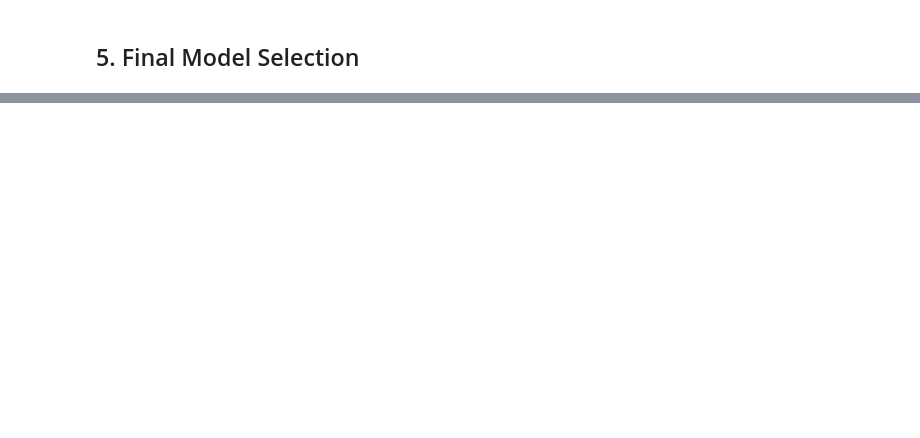
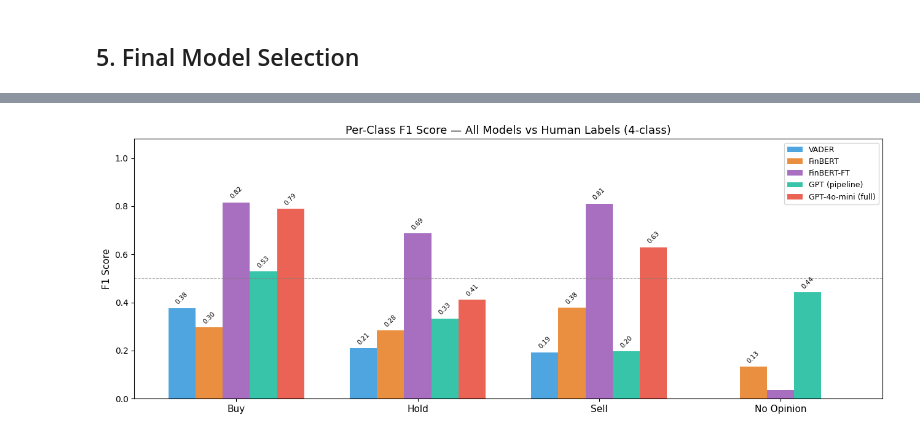
Before and after one commit to blazxex/SEML, a Jupyter notebook: notebooks/model_evaluation.ipynb, the cells around one changed output, grey strips where cells are left out. Drawn from its saved outputs; the diff is of its cells as text; code cells hidden in the pictures; blank space fills up the shorter version.

```diff
--- a/notebooks/model_evaluation.ipynb
+++ b/notebooks/model_evaluation.ipynb
@@ -281,0 +438,28 @@ Decision table:
+# %%
+# ── Per-class F1 grouped bar chart ────────────────────────────────────────
+fig, ax = plt.subplots(figsize=(13, 5))
+
+model_names = list(all_metrics.keys())
+x = np.arange(len(LABELS_4))
+width = 0.15
+colors = ['#3498db', '#e67e22', '#9b59b6', '#1abc9c', '#e74c3c']
+
+for i, (name, m) in enumerate(all_metrics.items()):
+    vals = [m[f'f1_{l.lower().replace(" ","_")}'] for l in LABELS_4]
+    bars = ax.bar(x + i * width, vals, width, label=name, color=colors[i % len(colors)], alpha=0.87)
+    for bar, val in zip(bars, vals):
+        if val > 0.04:
+            ax.text(bar.get_x() + bar.get_width()/2, bar.get_height() + 0.01,
+                    f'{val:.2f}', ha='center', va='bottom', fontsize=7.5, rotation=45)
+
+ax.set_xticks(x + width * (len(model_names) - 1) / 2)
+ax.set_xticklabels(LABELS_4, fontsize=11)
+ax.set_ylabel('F1 Score', fontsize=11)
+ax.set_title('Per-Class F1 Score — All Models vs Human Labels (4-class)', fontsize=13)
+ax.legend(loc='upper right', fontsize=9)
+ax.set_ylim(0, 1.08)
+ax.axhline(0.5, color='gray', linestyle='--', linewidth=0.8, alpha=0.6, label='0.5 threshold')
+plt.tight_layout()
+plt.show()
+# %% [output]
+[figure, added]
```
Also changed, not shown: parts of 15 cells of this notebook, 10 other files.
